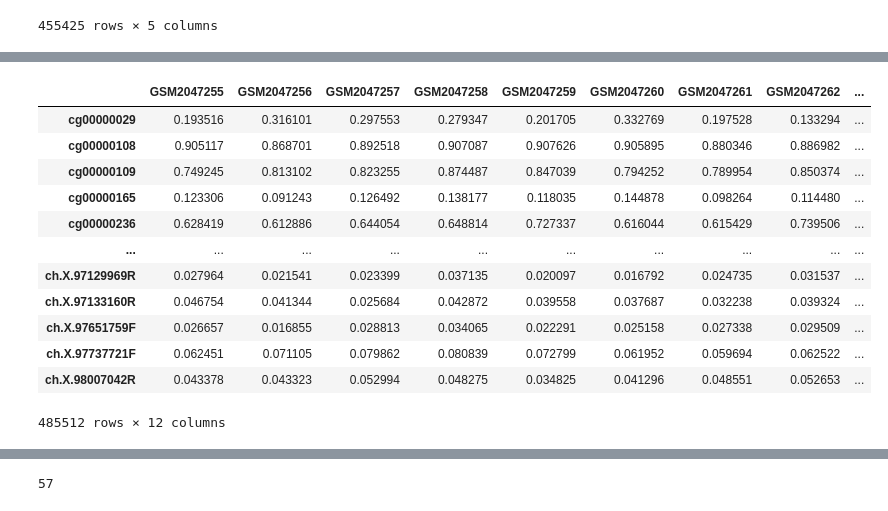
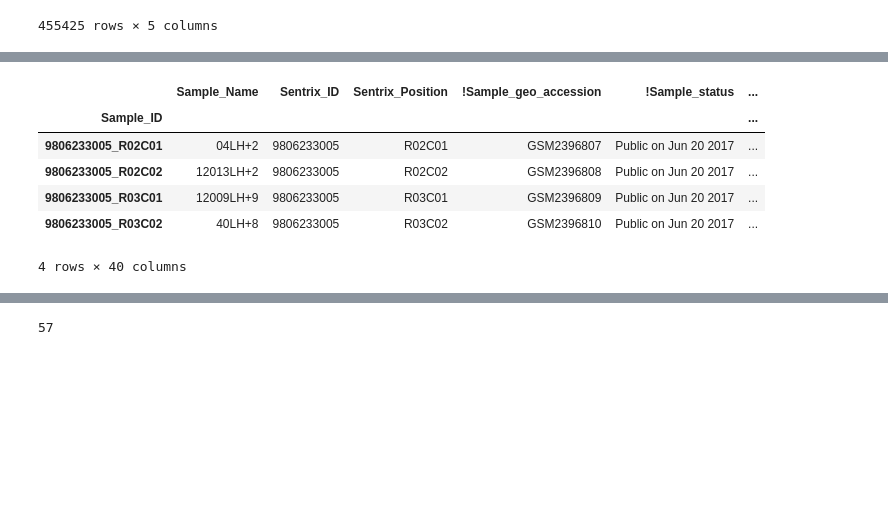
Before and after one commit to chadapollard/Endometriosis_Analysis, a Jupyter notebook: Regions_of_best_fit.ipynb, the cells around one changed output, grey strips where cells are left out. Saved outputs shown, nothing was run; the diff lists cells and outputs as text; code cells hidden in the pictures; blank space fills up the shorter version.

```diff
--- a/Regions_of_best_fit.ipynb
+++ b/Regions_of_best_fit.ipynb
@@ -402,17 +446,11 @@ sample_info.iloc[:4,:]
 # %%
-beta_values =  pd.read_csv("/Volumes/Research_Data/Research_Data/Endometrial_Tissue/Menstrual_Blood_Dataset_1_450K/beta_values.csv",header=0,index_col=0)
-beta_values.iloc[:]
+sample_info_endo_2 = pd.read_csv("/Volumes/Research_Data/Research_Data/Endometrial_Tissue/Endometrial_Tissue_Dataset_450K/sample_sheet.csv",header=0,index_col=0)
+sample_info_endo_2.iloc[:4,:]
 # %% [output]
-|  | GSM2047255 | GSM2047256 | GSM2047257 | GSM2047258 | GSM2047259 | GSM2047260 | GSM2047261 | GSM2047262 | ... |
-| cg00000029 | 0.193516 | 0.316101 | 0.297553 | 0.279347 | 0.201705 | 0.332769 | 0.197528 | 0.133294 | ... |
-| cg00000108 | 0.905117 | 0.868701 | 0.892518 | 0.907087 | 0.907626 | 0.905895 | 0.880346 | 0.886982 | ... |
-| cg00000109 | 0.749245 | 0.813102 | 0.823255 | 0.874487 | 0.847039 | 0.794252 | 0.789954 | 0.850374 | ... |
-| cg00000165 | 0.123306 | 0.091243 | 0.126492 | 0.138177 | 0.118035 | 0.144878 | 0.098264 | 0.114480 | ... |
-| cg00000236 | 0.628419 | 0.612886 | 0.644054 | 0.648814 | 0.727337 | 0.616044 | 0.615429 | 0.739506 | ... |
-| ... | ... | ... | ... | ... | ... | ... | ... | ... | ... |
-| ch.X.97129969R | 0.027964 | 0.021541 | 0.023399 | 0.037135 | 0.020097 | 0.016792 | 0.024735 | 0.031537 | ... |
-| ch.X.97133160R | 0.046754 | 0.041344 | 0.025684 | 0.042872 | 0.039558 | 0.037687 | 0.032238 | 0.039324 | ... |
-| ch.X.97651759F | 0.026657 | 0.016855 | 0.028813 | 0.034065 | 0.022291 | 0.025158 | 0.027338 | 0.029509 | ... |
-| ch.X.97737721F | 0.062451 | 0.071105 | 0.079862 | 0.080839 | 0.072799 | 0.061952 | 0.059694 | 0.062522 | ... |
-| ch.X.98007042R | 0.043378 | 0.043323 | 0.052994 | 0.048275 | 0.034825 | 0.041296 | 0.048551 | 0.052653 | ... |
+|  | Sample_Name | Sentrix_ID | Sentrix_Position | !Sample_geo_accession | !Sample_status | ... |
+| Sample_ID |  |  |  |  |  | ... |
+| 9806233005_R02C01 | 04LH+2 | 9806233005 | R02C01 | GSM2396807 | Public on Jun 20 2017 | ... |
+| 9806233005_R02C02 | 12013LH+2 | 9806233005 | R02C02 | GSM2396808 | Public on Jun 20 2017 | ... |
+| 9806233005_R03C01 | 12009LH+9 | 9806233005 | R03C01 | GSM2396809 | Public on Jun 20 2017 | ... |
+| 9806233005_R03C02 | 40LH+8 | 9806233005 | R03C02 | GSM2396810 | Public on Jun 20 2017 | ... |
-485512 rows × 12 columns
+4 rows × 40 columns
```
Also changed, not shown: parts of 49 cells of this notebook, 1 other file.
